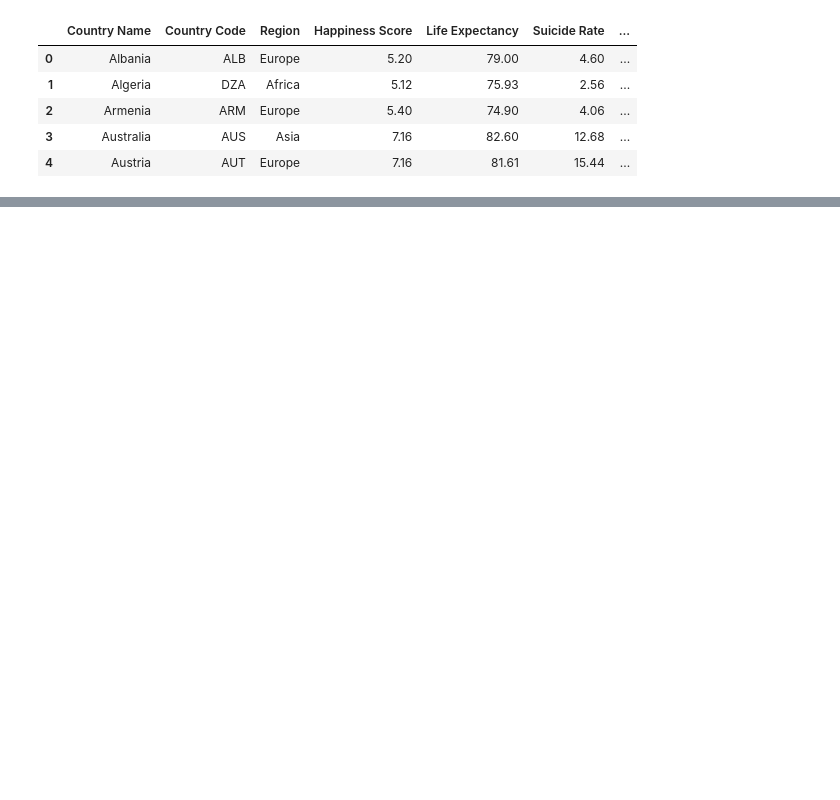
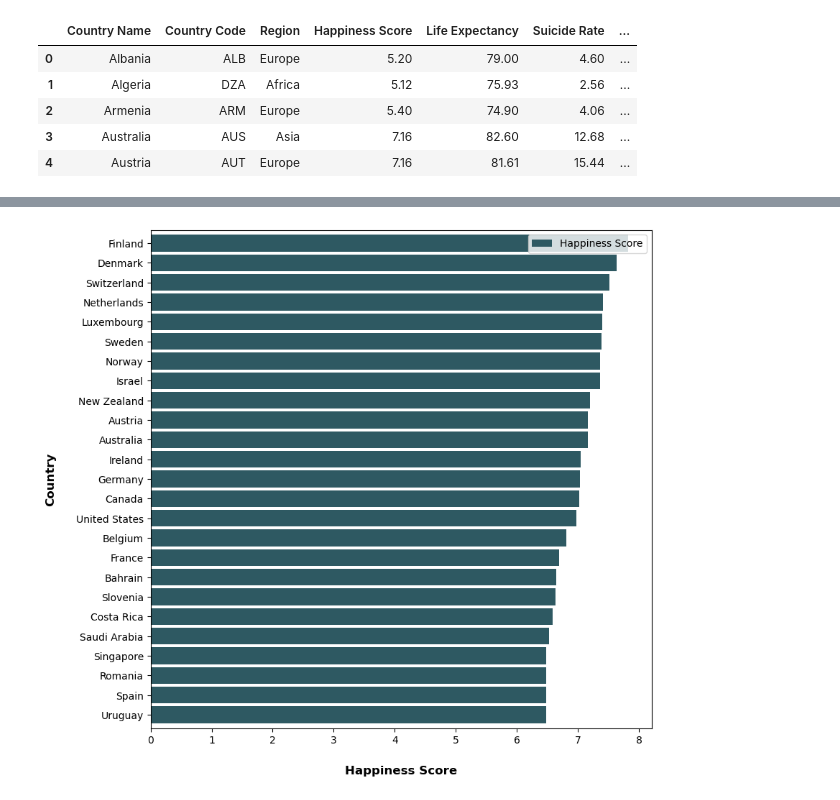
Before and after one commit to ashumskyy/data-dynamos-project-1, a Jupyter notebook: mental_health_metrics_comparison.ipynb, the cells around one changed output, grey strips where cells are left out. Saved outputs shown, nothing was run; the diff lists cells and outputs as text; code cells hidden in the pictures; blank space fills up the shorter version.

```diff
--- a/mental_health_metrics_comparison.ipynb
+++ b/mental_health_metrics_comparison.ipynb
@@ -78,0 +89,23 @@ sorted_suicide.head(20)
+# %%
+ax = x.plot(kind='barh', figsize=(9, 9), color='#2e5962', zorder=2, width=0.85)
+
+# remove spines
+ay.spines['right'].set_visible(False)
+ay.spines['top'].set_visible(False)
+ay.spines['left'].set_visible(False)
+ay.spines['bottom'].set_visible(False)
+
+# remove ticks
+ay.tick_params(axis='both', which='both', bottom='off', top='off', labelbottom='on', left='off', right='off', labelleft='on')
+
+# x-axis label
+ax.set_xlabel('Happiness Score', labelpad=20, weight='bold', size=12)
+
+# y-axis label
+ax.set_ylabel('Country', labelpad=20, weight='bold', size=12)
+
+# save fig
+plt.savefig('output/top_20_happiness.png', bbox_inches='tight', dpi=600)
+plt.show()
+# %% [output]
+[figure, added]
```
Also changed, not shown: parts of 9 cells of this notebook, 2 other files.
